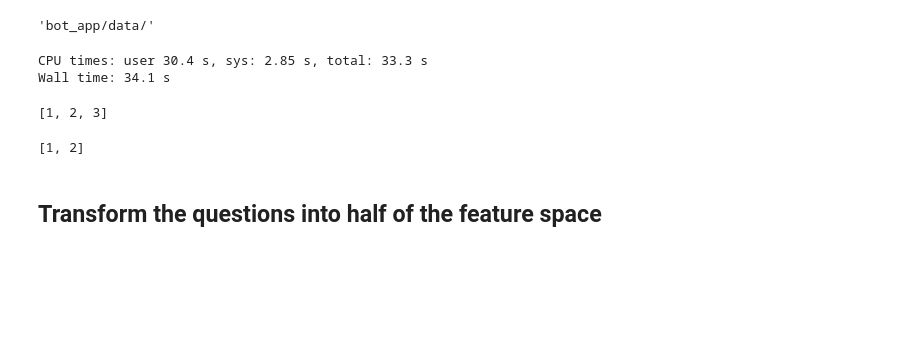
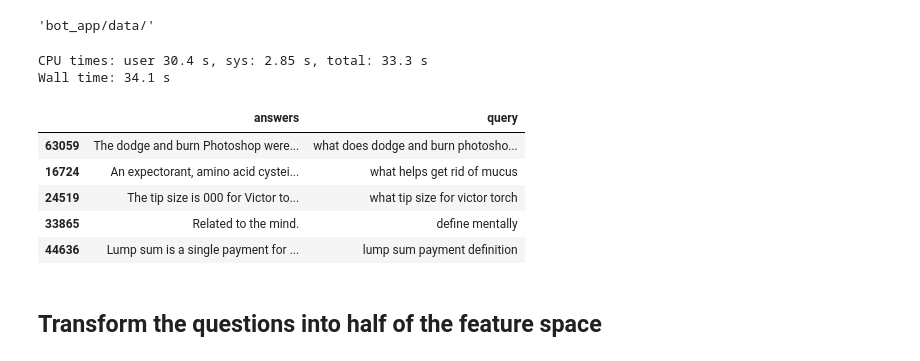
Before and after one commit to jason-sa/question_intent_classification, a Jupyter notebook: py_files/Q&A bot POC.ipynb, the cells around one changed output. Drawn from its saved outputs; the diff is of its cells as text; code cells hidden in the pictures; blank space fills up the shorter version.

```diff
--- a/py_files/Q&A bot POC.ipynb
+++ b/py_files/Q&A bot POC.ipynb
@@ -33,15 +33,15 @@ utils.save(qa_df, 'qa_df')
 # %% [output]
 CPU times: user 30.4 s, sys: 2.85 s, total: 33.3 s
 Wall time: 34.1 s
-# %%
-l = [1, 2, 3]
-l
-# %% [output]
-[1, 2, 3]
-# %%
-l[:-1]
-# %% [output]
-[1, 2]
+# %%
+qa_df.sample(5)
+# %% [output]
+|  | answers | query |
+| 63059 | The dodge and burn Photoshop were... | what does dodge and burn photosho... |
+| 16724 | An expectorant, amino acid cystei... | what helps get rid of mucus |
+| 24519 | The tip size is 000 for Victor to... | what tip size for victor torch |
+| 33865 | Related to the mind. | define mentally |
+| 44636 | Lump sum is a single payment for ... | lump sum payment definition |
 # %% [markdown]
 ## Transform the questions into half of the feature space
 # %%
```
Also changed, not shown: parts of 12 cells of this notebook.
